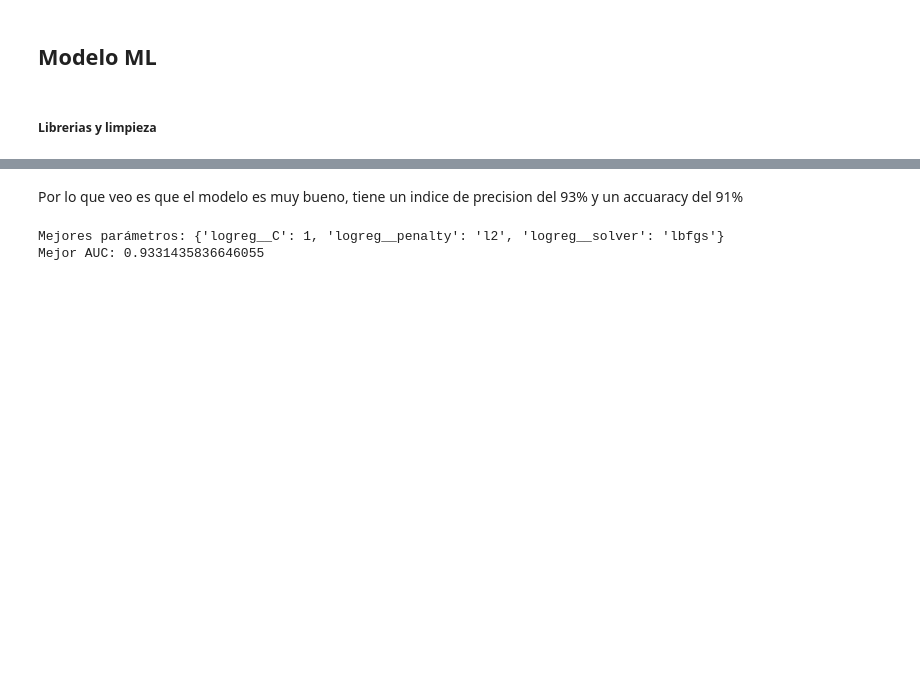
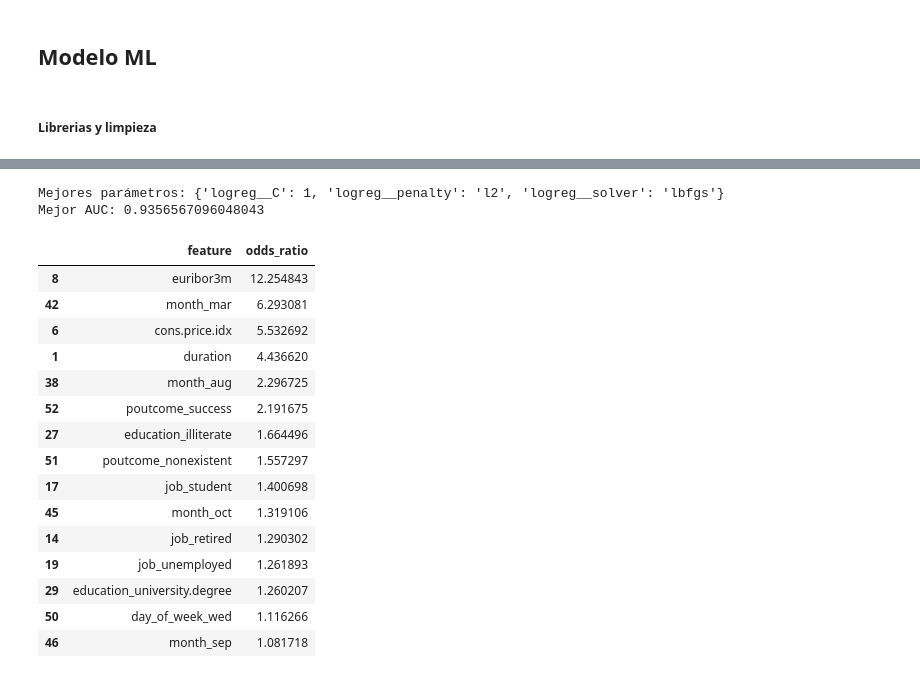
Before and after one commit to 4GeeksAcademy/Jese-David-Proyecto-Regresion-Logistica, a Jupyter notebook: src/test_train.ipynb, the cells around one changed output, grey strips where cells are left out. Cells and saved outputs as stored; diff of their text form; code cells hidden in the pictures; blank space fills up the shorter version.

```diff
--- a/src/test_train.ipynb
+++ b/src/test_train.ipynb
@@ -70,13 +70,10 @@ ROC-AUC: 0.9364067942398305
-# %% [markdown]
-Por lo que veo es que el modelo es muy bueno, tiene un indice de precision del 93% y un accuaracy del 91%
 # %%
 #optimizacion del modelo
 param_grid = {
-    'logreg__C': [0.01, 0.1, 1, 10],
-    'logreg__penalty': ['l2'],
-    'logreg__solver': ['lbfgs']
+    'logreg__C': [0.01, 0.1, 1, 10, 100],
+    'logreg__solver': ['lbfgs'],
+    'logreg__penalty': ['l2']
 }
-
 grid = GridSearchCV(model, param_grid, cv=5, scoring='roc_auc')
 grid.fit(X_train, y_train)
 
@@ -84,4 +81,35 @@ print("Mejores parámetros:", grid.best_params_)
 print("Mejor AUC:", grid.best_score_)
 # %% [output]
 Mejores parámetros: {'logreg__C': 1, 'logreg__penalty': 'l2', 'logreg__solver': 'lbfgs'}
-Mejor AUC: 0.9331435836646055
+Mejor AUC: 0.9356567096048043
+# %%
+# Obtengo nombres de features finales ONE-HOT (tras el ColumnTransformer)
+ohe = model.named_steps['preprocess'].named_transformers_['cat']
+ohe_cols = list(ohe.get_feature_names_out(cat_features))
+final_cols = list(num_features) + ohe_cols
+
+# Obtengo coeficientes
+coef = model.named_steps['logreg'].coef_[0]
+odds = np.exp(coef)
+
+# Creo tabla ordenada
+importance = pd.DataFrame({'feature': final_cols, 'odds_ratio': odds})
+importance = importance.sort_values(by='odds_ratio', ascending=False)
+importance.head(15)
+# %% [output]
+|  | feature | odds_ratio |
+| 8 | euribor3m | 12.254843 |
+| 42 | month_mar | 6.293081 |
+| 6 | cons.price.idx | 5.532692 |
+| 1 | duration | 4.436620 |
+| 38 | month_aug | 2.296725 |
+| 52 | poutcome_success | 2.191675 |
+| 27 | education_illiterate | 1.664496 |
+| 51 | poutcome_nonexistent | 1.557297 |
+| 17 | job_student | 1.400698 |
+| 45 | month_oct | 1.319106 |
+| 14 | job_retired | 1.290302 |
+| 19 | job_unemployed | 1.261893 |
+| 29 | education_university.degree | 1.260207 |
+| 50 | day_of_week_wed | 1.116266 |
+| 46 | month_sep | 1.081718 |
```
Also changed, not shown: parts of 2 cells of this notebook, 3 other files.
